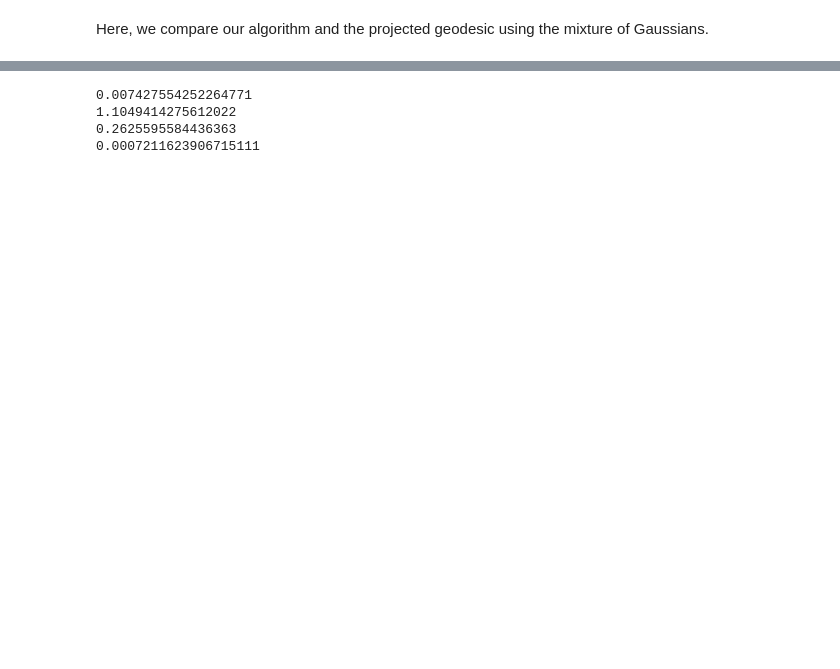
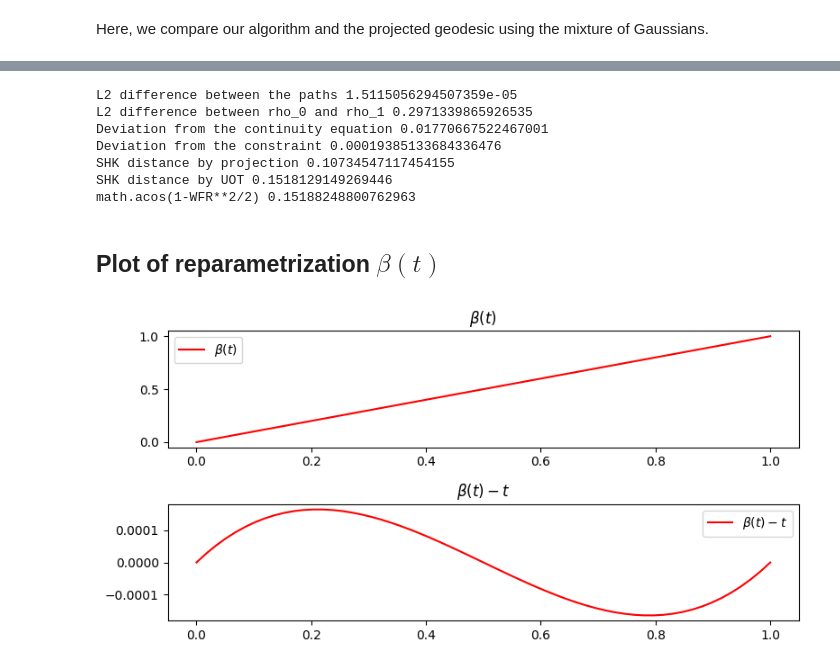
Before and after one commit to mao1756/pdot, a Jupyter notebook: exploratory/wfr_proximal_SHK.ipynb, the cells around one changed output, grey strips where cells are left out. Drawn from its saved outputs; the diff is of its cells as text; code cells hidden in the pictures; blank space fills up the shorter version.

```diff
--- a/exploratory/wfr_proximal_SHK.ipynb
+++ b/exploratory/wfr_proximal_SHK.ipynb
@@ -348,10 +312,16 @@ Done.
 # %%
-print(np.linalg.norm(reparam_D - z.U.D[0])/(256*60))
-print(np.linalg.norm(rho_0-rho_1)/256)
-print(z.dist_from_CE())
-print(z.dist_from_constraint(np.ones((T, K)), np.ones(T)))
+print('L2 difference between the paths', np.linalg.norm(reparam_D - z.U.D[0])/(256*60))
+print('L2 difference between rho_0 and rho_1', np.linalg.norm(rho_0-rho_1)/256)
+print('Deviation from the continuity equation', z.dist_from_CE())
+print('Deviation from the constraint', z.dist_from_constraint(np.ones((T, K)), np.ones(T)))
+print('SHK distance by projection', SHK)
+print('SHK distance by UOT', np.sqrt(z.V.energy(1.0, 2.0, 2.0, max_ratio = 100)))
+print('math.acos(1-WFR**2/2)', math.acos(1-WFR**2/2))
 # %% [output]
-0.007427554252264771
-1.1049414275612022
-0.2625595584436363
-0.0007211623906715111
+L2 difference between the paths 1.5115056294507359e-05
+L2 difference between rho_0 and rho_1 0.2971339865926535
+Deviation from the continuity equation 0.01770667522467001
+Deviation from the constraint 0.00019385133684336476
+SHK distance by projection 0.10734547117454155
+SHK distance by UOT 0.1518129149269446
+math.acos(1-WFR**2/2) 0.15188248800762963
@@ -360,0 +328,21 @@ np.save('rho_1_SHK.npy', rho_1)
+# %% [markdown]
+## Plot of reparametrization $\beta(t)$
+# %%
+plt.figure(figsize=[8, 4])  # Adjusted the height for two subplots
+
+# First subplot
+plt.subplot(2, 1, 1)
+plt.title(r'$\beta(t)$')
+plt.plot(np.linspace(0, 1, 60), beta(np.linspace(0, 1, 60), SHK, r0, r1), color="r", label=r'$\beta(t)$')
+plt.legend()
+
+plt.subplot(2, 1, 2)
+plt.plot(np.linspace(0, 1, 60), beta(np.linspace(0, 1, 60), SHK, r0, r1) - np.linspace(0, 1, 60), color="r", label=r'$\beta(t) - t$')
+plt.title(r'$\beta(t)-t$')
+plt.legend()
+
+# Display the plot
+plt.tight_layout()
+plt.show()
+# %% [output]
+[figure, added]
```
Also changed, not shown: parts of 12 cells of this notebook, 2 other files.
